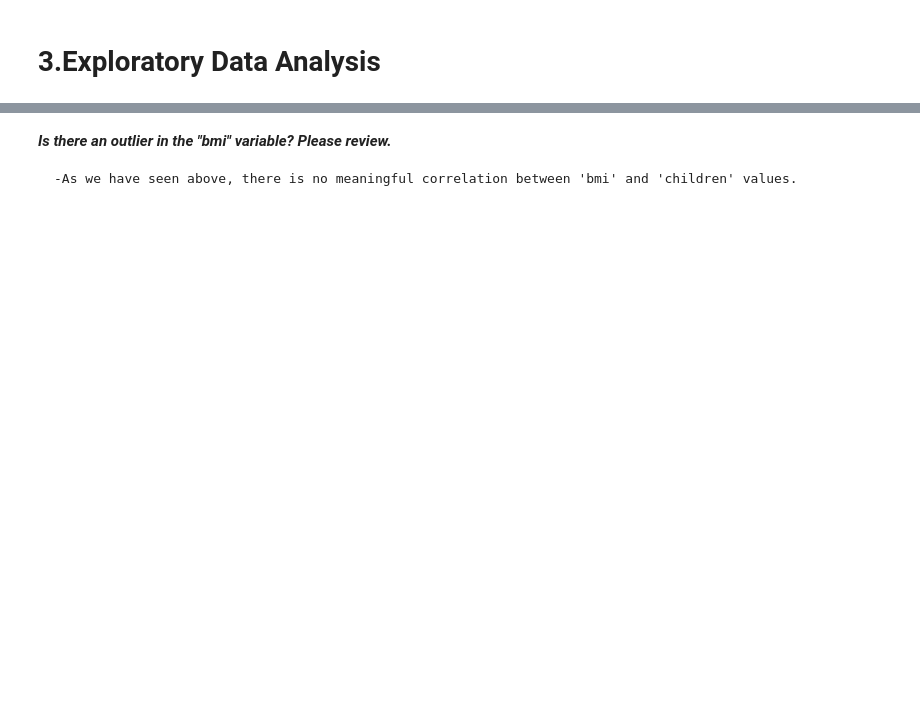
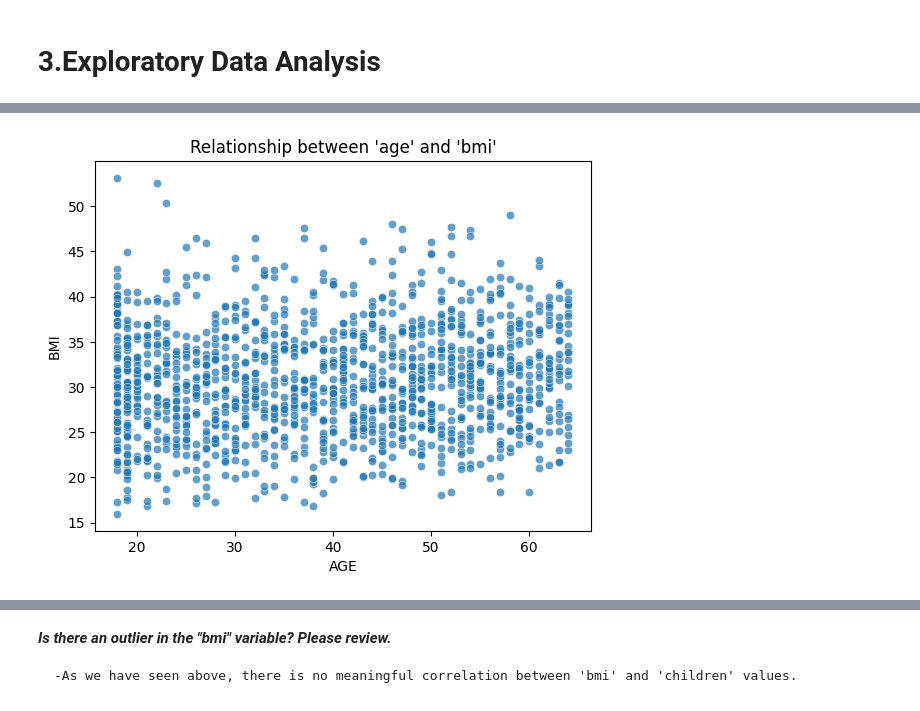
Before and after one commit to barisyirtinci/Medical-Cost-Analysis, a Jupyter notebook: medical_cost_analysis.ipynb, the cells around one changed output, grey strips where cells are left out. Saved outputs shown, nothing was run; the diff lists cells and outputs as text; code cells hidden in the pictures; blank space fills up the shorter version.

```diff
--- a/medical_cost_analysis.ipynb
+++ b/medical_cost_analysis.ipynb
@@ -59,10 +110,12 @@ print(f"Region with the most children is {most_region}, number of the children i
 # %%
 # Examine the relationship between “age” and “bmi”
-sns.scatterplot(data=df, x='age', y='bmi')
+sns.scatterplot(data=df, x='age', y='bmi', alpha=0.7)
 plt.title("Relationship between 'age' and 'bmi'")
 plt.xlabel('AGE')
 plt.ylabel('BMI')
 plt.show()
+# %% [output]
+[figure, added]
 # %%
 # Examine the relationship between “bmi” and “children”
 plt.scatter(df["children"], df["bmi"], alpha=0.5)
```
Also changed, not shown: parts of 12 cells of this notebook.
